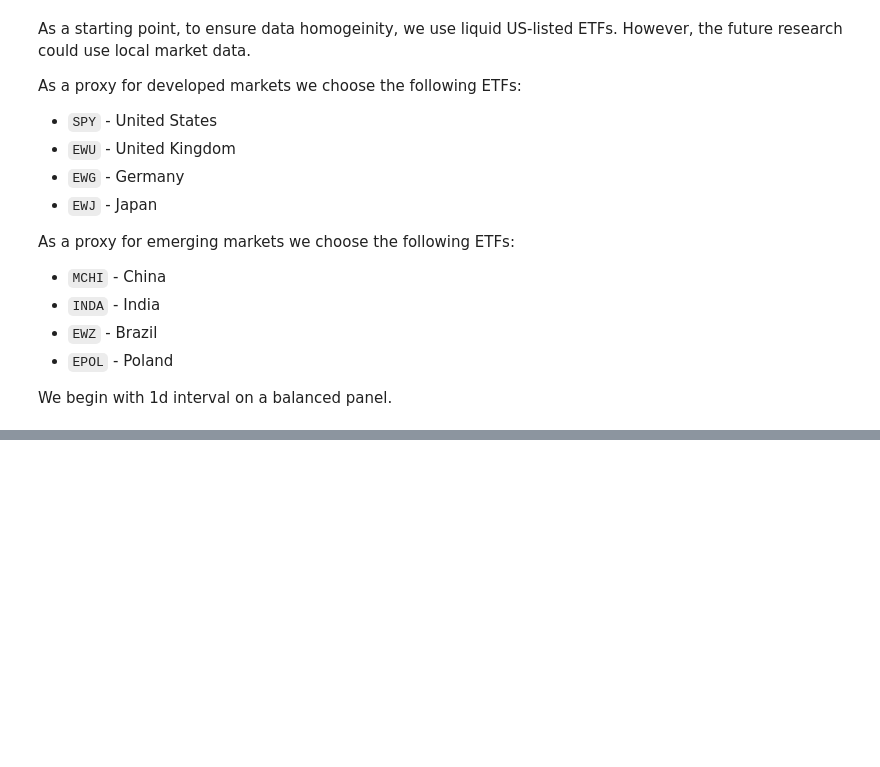
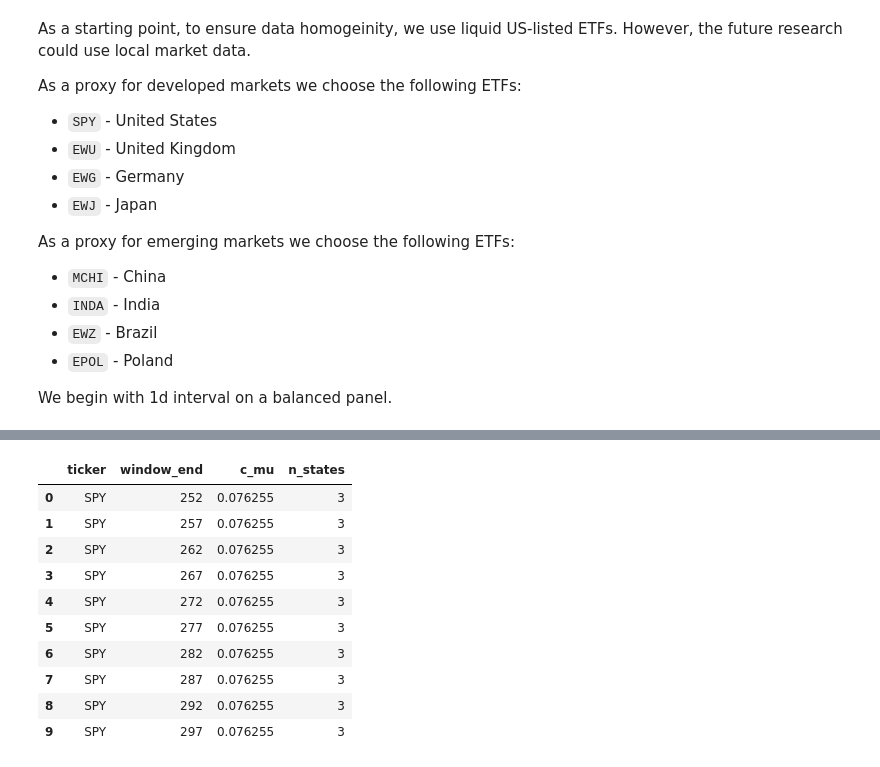
Before and after one commit to pawel-wieczynski/kernel_epsilon_machines, a Jupyter notebook: notebooks/03_financial_data_emh.ipynb, the cells around one changed output, grey strips where cells are left out. Drawn from its saved outputs; the diff is of its cells as text; code cells hidden in the pictures; blank space fills up the shorter version.

```diff
--- a/notebooks/03_financial_data_emh.ipynb
+++ b/notebooks/03_financial_data_emh.ipynb
@@ -83,0 +147,15 @@ display(country_panel_balanced.head())
+# %%
+country_results_df = pd.DataFrame(country_results)
+display(country_results_df.head(10))
+# %% [output]
+|  | ticker | window_end | c_mu | n_states |
+| 0 | SPY | 252 | 0.076255 | 3 |
+| 1 | SPY | 257 | 0.076255 | 3 |
+| 2 | SPY | 262 | 0.076255 | 3 |
+| 3 | SPY | 267 | 0.076255 | 3 |
+| 4 | SPY | 272 | 0.076255 | 3 |
+| 5 | SPY | 277 | 0.076255 | 3 |
+| 6 | SPY | 282 | 0.076255 | 3 |
+| 7 | SPY | 287 | 0.076255 | 3 |
+| 8 | SPY | 292 | 0.076255 | 3 |
+| 9 | SPY | 297 | 0.076255 | 3 |
```
Also changed, not shown: parts of 6 cells of this notebook.
